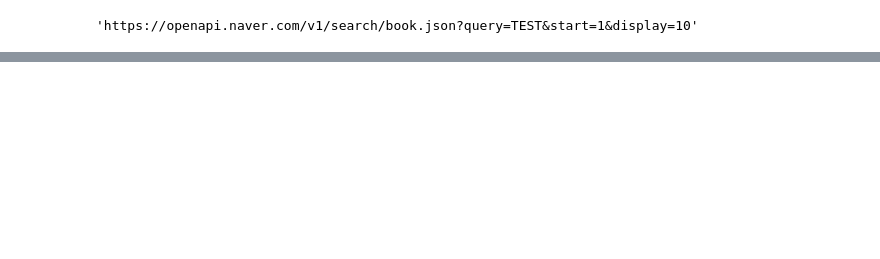
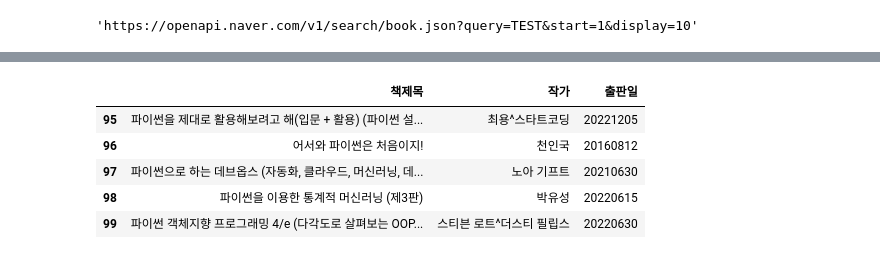
Before and after one commit to kiyongee2/data_mining, a Jupyter notebook: study_data/naver_api.ipynb, the cells around one changed output, grey strips where cells are left out. Saved outputs shown, nothing was run; the diff lists cells and outputs as text; code cells hidden in the pictures; blank space fills up the shorter version.

```diff
--- a/study_data/naver_api.ipynb
+++ b/study_data/naver_api.ipynb
@@ -92,0 +180,9 @@ SKT, T deal에서 &apos;설맞이 특가대전&apos;
+# %%
+result_search.tail()
+# %% [output]
+|  | 책제목 | 작가 | 출판일 |
+| 95 | 파이썬을 제대로 활용해보려고 해(입문 + 활용) (파이썬 설... | 최용^스타트코딩 | 20221205 |
+| 96 | 어서와 파이썬은 처음이지! | 천인국 | 20160812 |
+| 97 | 파이썬으로 하는 데브옵스 (자동화, 클라우드, 머신러닝, 데... | 노아 기프트 | 20210630 |
+| 98 | 파이썬을 이용한 통계적 머신러닝 (제3판) | 박유성 | 20220615 |
+| 99 | 파이썬 객체지향 프로그래밍 4/e (다각도로 살펴보는 OOP... | 스티븐 로트^더스티 필립스 | 20220630 |
```
Also changed, not shown: parts of 20 cells of this notebook, 5 other files.
